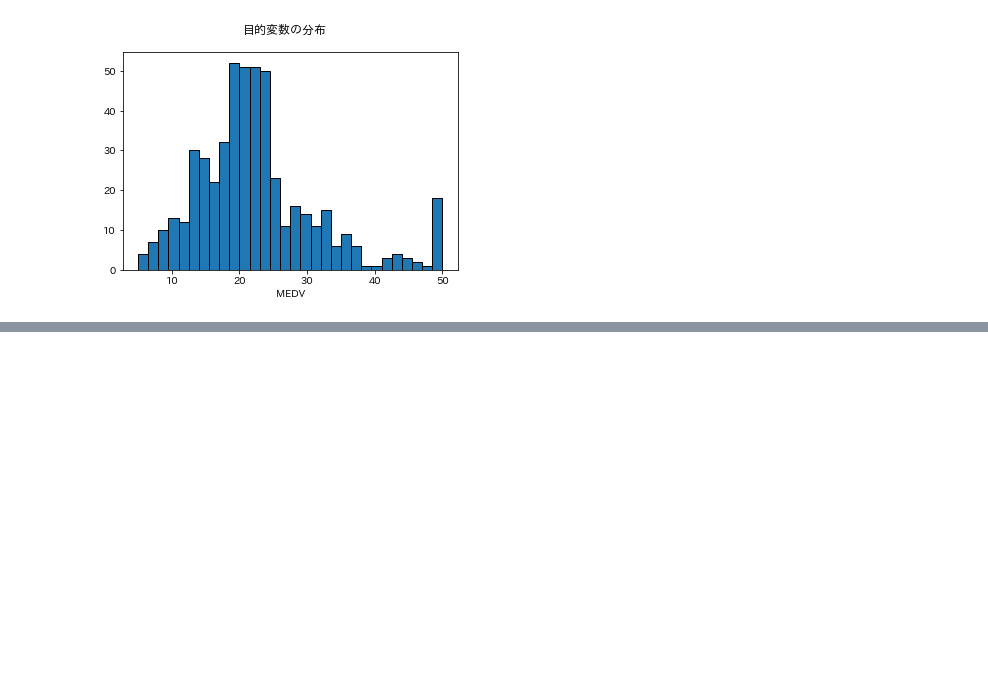
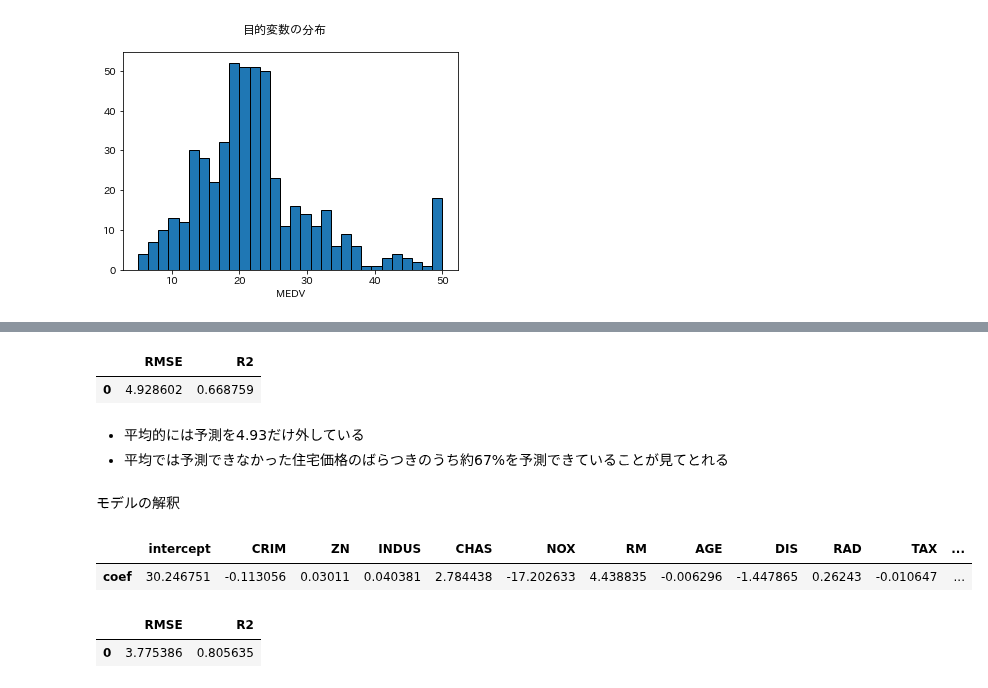
Before and after one commit to morison28/ml-interpretation, a Jupyter notebook: 02.ipynb, the cells around one changed output, grey strips where cells are left out. Drawn from its saved outputs; the diff is of its cells as text; code cells hidden in the pictures; blank space fills up the shorter version.

```diff
--- a/02.ipynb
+++ b/02.ipynb
@@ -53,0 +114,5 @@ plot_histgram(y, title='目的変数の分布', x_label='MEDV')
+# %%
+# 訓練データとテストデータに分割
+
+X_train, X_test, y_train, y_test = train_test_split(
+    X, y, test_size=0.2, random_state=42)
@@ -53,0 +157,27 @@ plot_histgram(y, title='目的変数の分布', x_label='MEDV')
+# %%
+regression_metrics(model, X_test, y_test)
+# %% [output]
+|  | RMSE | R2 |
+| 0 | 4.928602 | 0.668759 |
+# %% [markdown]
+- 平均的には予測を4.93だけ外している
+- 平均では予測できなかった住宅価格のばらつきのうち約67%を予測できていることが見てとれる
+# %% [markdown]
+モデルの解釈
+# %%
+def get_coef(estimator, var_names):
+    """
+    特徴量名と回帰係数が対応したデータフレームを作成する
+    """
+    # 切片含む回帰係数と特徴量の名前を抜き出してデータフレームにまとめる
+    df = pd.DataFrame(
+        data = {'coef': [estimator.intercept_] + estimator.coef_.tolist()},
+        index = ['intercept'] + var_names)
+    return df
+# %%
+# 回帰係数の取り出し
+df_coef = get_coef(model, X.columns.tolist())
+df_coef.T
+# %% [output]
+|  | intercept | CRIM | ZN | INDUS | CHAS | NOX | RM | AGE | DIS | RAD | TAX | ... |
+| coef | 30.246751 | -0.113056 | 0.03011 | 0.040381 | 2.784438 | -17.202633 | 4.438835 | -0.006296 | -1.447865 | 0.26243 | -0.010647 | ... |
@@ -53,0 +187,14 @@ plot_histgram(y, title='目的変数の分布', x_label='MEDV')
+# %%
+# 二乗項を追加
+X_train2['LSTAT2'] = X_test2['LSTAT'] ** 2
+X_test2['LSTAT2'] = X_test2['LSTAT'] ** 2
+
+# 学習
+model2 = LinearRegression()
+model2.fit(X_test2, y_test)
+
+# 精度評価
+regression_metrics(model2, X_test2, y_test)
+# %% [output]
+|  | RMSE | R2 |
+| 0 | 3.775386 | 0.805635 |
```
Also changed, not shown: parts of 39 cells of this notebook.
